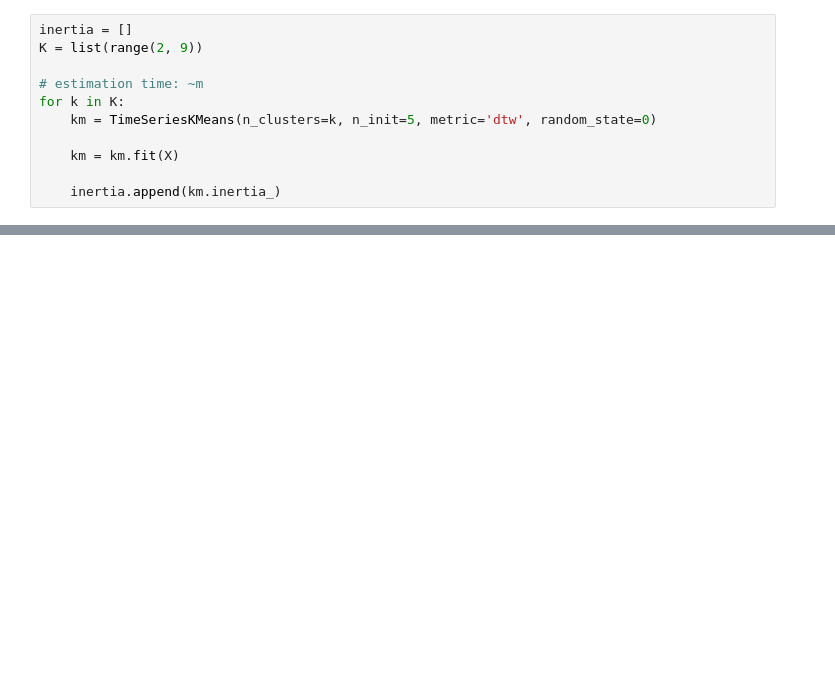
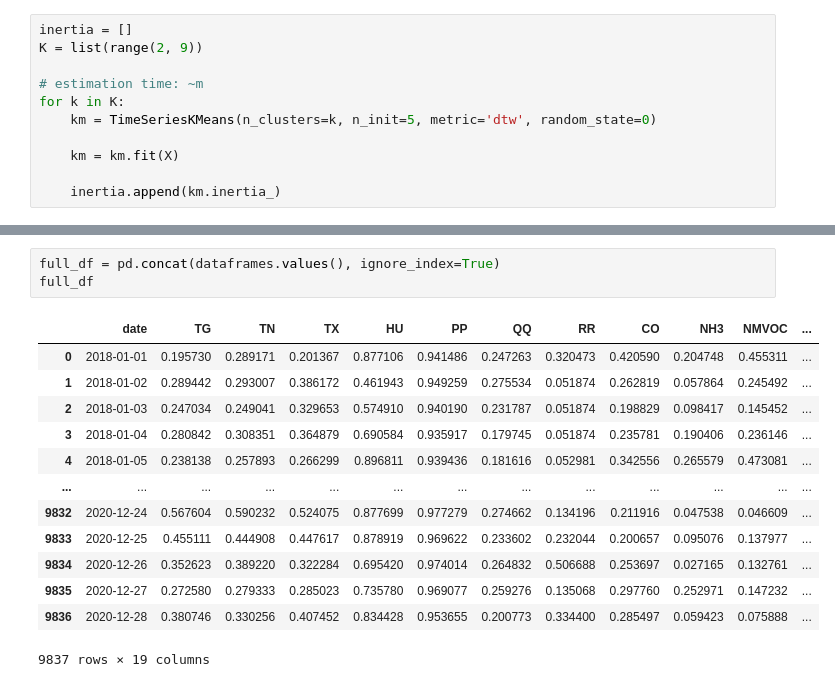
Before and after one commit to AndreFerrero/time-series-clustering, a Jupyter notebook: scripts/3-tskmeans.ipynb, the cells around one changed output, grey strips where cells are left out. Saved outputs shown, nothing was run; the diff lists cells and outputs as text; blank space fills up the shorter version.

```diff
--- a/scripts/3-tskmeans.ipynb
+++ b/scripts/3-tskmeans.ipynb
@@ -91,0 +86,17 @@ plt.show()
+# %%
+full_df = pd.concat(dataframes.values(), ignore_index=True)
+full_df
+# %% [output]
+|  | date | TG | TN | TX | HU | PP | QQ | RR | CO | NH3 | NMVOC | ... |
+| 0 | 2018-01-01 | 0.195730 | 0.289171 | 0.201367 | 0.877106 | 0.941486 | 0.247263 | 0.320473 | 0.420590 | 0.204748 | 0.455311 | ... |
+| 1 | 2018-01-02 | 0.289442 | 0.293007 | 0.386172 | 0.461943 | 0.949259 | 0.275534 | 0.051874 | 0.262819 | 0.057864 | 0.245492 | ... |
+| 2 | 2018-01-03 | 0.247034 | 0.249041 | 0.329653 | 0.574910 | 0.940190 | 0.231787 | 0.051874 | 0.198829 | 0.098417 | 0.145452 | ... |
+| 3 | 2018-01-04 | 0.280842 | 0.308351 | 0.364879 | 0.690584 | 0.935917 | 0.179745 | 0.051874 | 0.235781 | 0.190406 | 0.236146 | ... |
+| 4 | 2018-01-05 | 0.238138 | 0.257893 | 0.266299 | 0.896811 | 0.939436 | 0.181616 | 0.052981 | 0.342556 | 0.265579 | 0.473081 | ... |
+| ... | ... | ... | ... | ... | ... | ... | ... | ... | ... | ... | ... | ... |
+| 9832 | 2020-12-24 | 0.567604 | 0.590232 | 0.524075 | 0.877699 | 0.977279 | 0.274662 | 0.134196 | 0.211916 | 0.047538 | 0.046609 | ... |
+| 9833 | 2020-12-25 | 0.455111 | 0.444908 | 0.447617 | 0.878919 | 0.969622 | 0.233602 | 0.232044 | 0.200657 | 0.095076 | 0.137977 | ... |
+| 9834 | 2020-12-26 | 0.352623 | 0.389220 | 0.322284 | 0.695420 | 0.974014 | 0.264832 | 0.506688 | 0.253697 | 0.027165 | 0.132761 | ... |
+| 9835 | 2020-12-27 | 0.272580 | 0.279333 | 0.285023 | 0.735780 | 0.969077 | 0.259276 | 0.135068 | 0.297760 | 0.252971 | 0.147232 | ... |
+| 9836 | 2020-12-28 | 0.380746 | 0.330256 | 0.407452 | 0.834428 | 0.953655 | 0.200773 | 0.334400 | 0.285497 | 0.059423 | 0.075888 | ... |
+9837 rows × 19 columns
```
Also changed, not shown: parts of 11 cells of this notebook, 3 other files.
